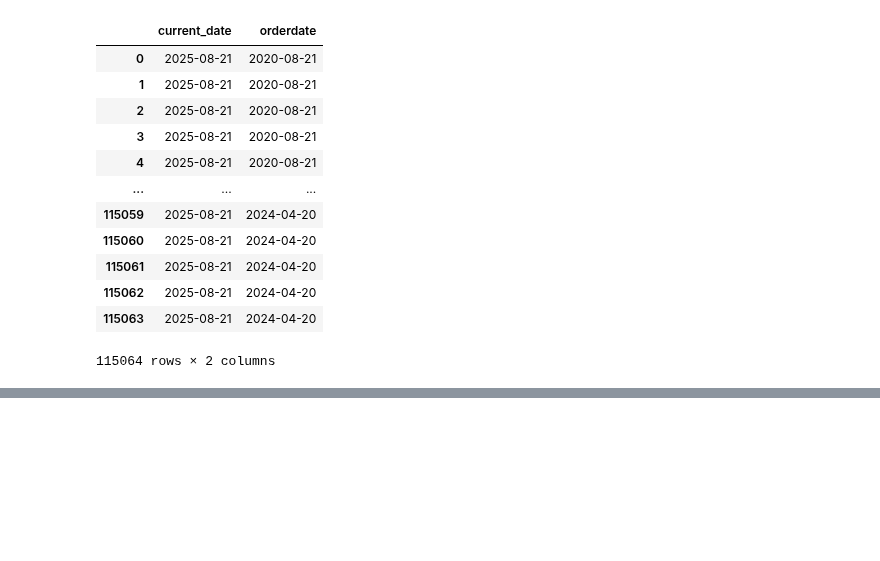
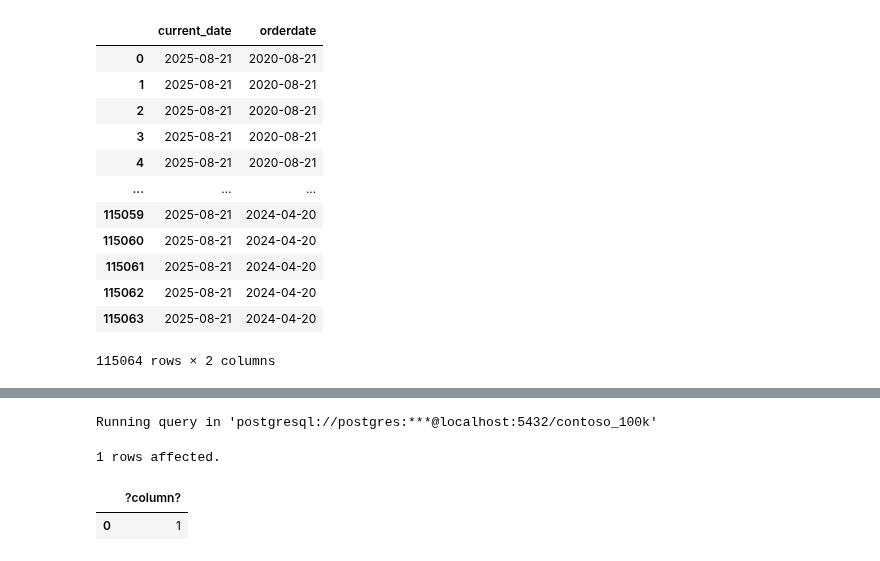
Before and after one commit to Chinedu-analysis/Chinedu-analysis, a Jupyter notebook: Resources/Blank_SQL_Notebook.ipynb, the cells around one changed output, grey strips where cells are left out. Cells and saved outputs as stored; diff of their text form; code cells hidden in the pictures; blank space fills up the shorter version.

```diff
--- a/Resources/Blank_SQL_Notebook.ipynb
+++ b/Resources/Blank_SQL_Notebook.ipynb
@@ -811,0 +812,10 @@ Running query in 'postgresql://postgres:***@localhost:5432/contoso_100k'
+# %%
+%%sql
+
+Select
+  Extract(Day from Age('2024-01-14', '2024-01-08')) - 5
+# %% [output]
+Running query in 'postgresql://postgres:***@localhost:5432/contoso_100k'
+1 rows affected.
+|  | ?column? |
+| 0 | 1 |
```
Also changed, not shown: parts of 3 cells of this notebook.
